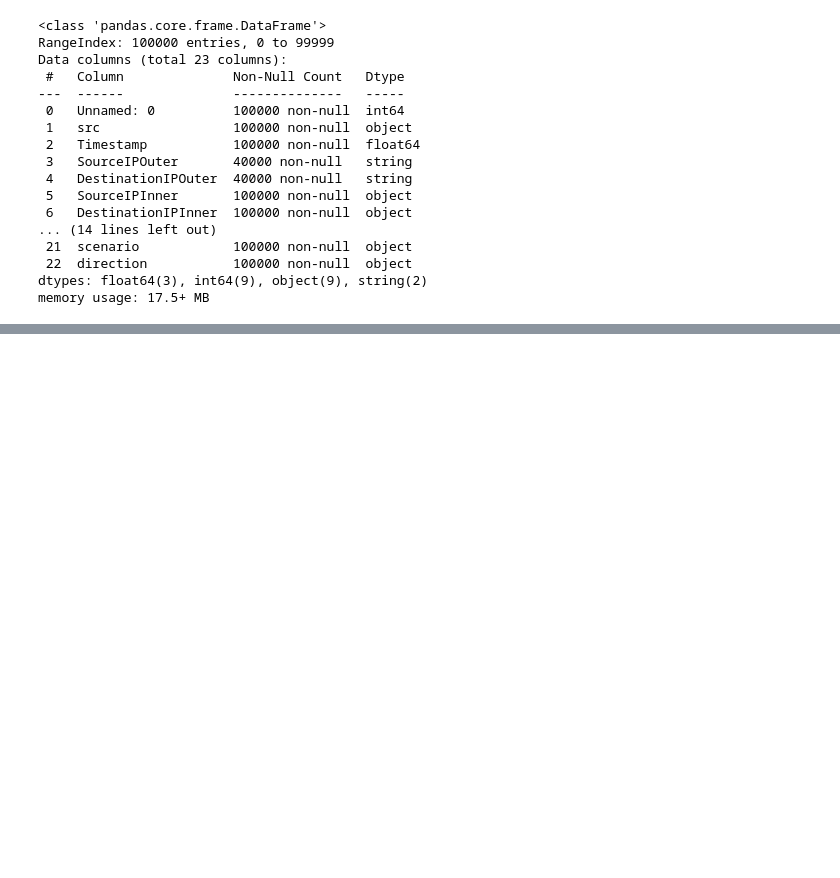
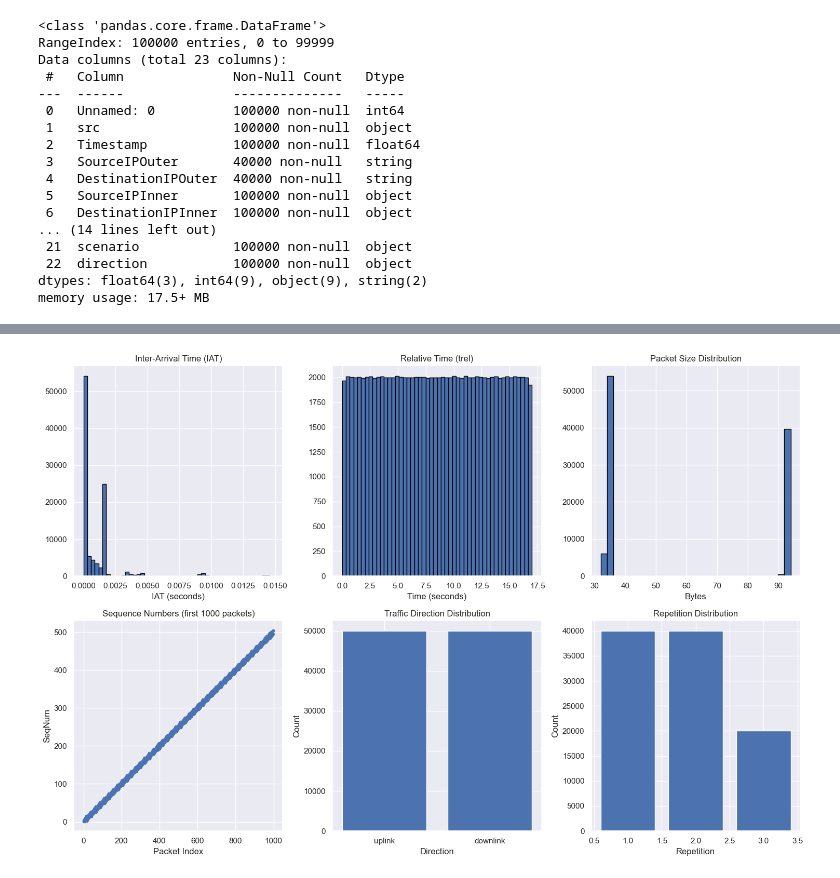
Before and after one commit to khairovic/QosBuddy-, a Jupyter notebook: QOS_notebook.ipynb, the cells around one changed output, grey strips where cells are left out. Drawn from its saved outputs; the diff is of its cells as text; code cells hidden in the pictures; blank space fills up the shorter version.

```diff
--- a/QOS_notebook.ipynb
+++ b/QOS_notebook.ipynb
@@ -9,14 +10,16 @@ import numpy as np
 import matplotlib.pyplot as plt
 import seaborn as sns
 from datetime import datetime
+import warnings
 
 %matplotlib inline
-plt.style.use('seaborn-darkgrid')
+sns.set_theme(style="darkgrid")
 # %% [markdown]
 Since the dataset 'ntnu_owd_all_Packets.csv' is large (approximately 2.7 GB) and contains packet-level data from 5G network measurements, we'll load a sample of the first 100,000 rows for initial exploration to avoid memory issues. This allows us to inspect the structure, columns, and data types.
 # %%
 # Define the file path
-file_path = './ntnu_owd_all_Packets.csv'
+file_path = "../ntnu_owd_all_Packets.csv"
+
 
 # Load sample with proper handling for mixed-type IP columns
 df_sample = pd.read_csv(
@@ -149,0 +194,43 @@ plt.show()
+# %%
+# Visualize distributions of key variables
+fig, axes = plt.subplots(2, 3, figsize=(15, 10))
+
+# Inter-arrival time
+axes[0, 0].hist(df_sample['iat'], bins=50, edgecolor='black')
+axes[0, 0].set_title('Inter-Arrival Time (IAT)')
+axes[0, 0].set_xlabel('IAT (seconds)')
+
+# Relative time
+axes[0, 1].hist(df_sample['trel'], bins=50, edgecolor='black')
+axes[0, 1].set_title('Relative Time (trel)')
+axes[0, 1].set_xlabel('Time (seconds)')
+
+# Packet size
+axes[0, 2].hist(df_sample['PacketSize'], bins=30, edgecolor='black')
+axes[0, 2].set_title('Packet Size Distribution')
+axes[0, 2].set_xlabel('Bytes')
+
+# Sequence number
+axes[1, 0].plot(df_sample['SeqNum'][:1000], marker='.')
+axes[1, 0].set_title('Sequence Numbers (first 1000 packets)')
+axes[1, 0].set_xlabel('Packet Index')
+axes[1, 0].set_ylabel('SeqNum')
+
+# Direction comparison
+direction_counts = df_sample['direction'].value_counts()
+axes[1, 1].bar(direction_counts.index, direction_counts.values)
+axes[1, 1].set_title('Traffic Direction Distribution')
+axes[1, 1].set_xlabel('Direction')
+axes[1, 1].set_ylabel('Count')
+
+# Repetition distribution
+rep_counts = df_sample['rep'].value_counts().sort_index()
+axes[1, 2].bar(rep_counts.index, rep_counts.values)
+axes[1, 2].set_title('Repetition Distribution')
+axes[1, 2].set_xlabel('Repetition')
+axes[1, 2].set_ylabel('Count')
+
+plt.tight_layout()
+plt.show()
+# %% [output]
+[figure, added]
```
Also changed, not shown: parts of 25 cells of this notebook.
